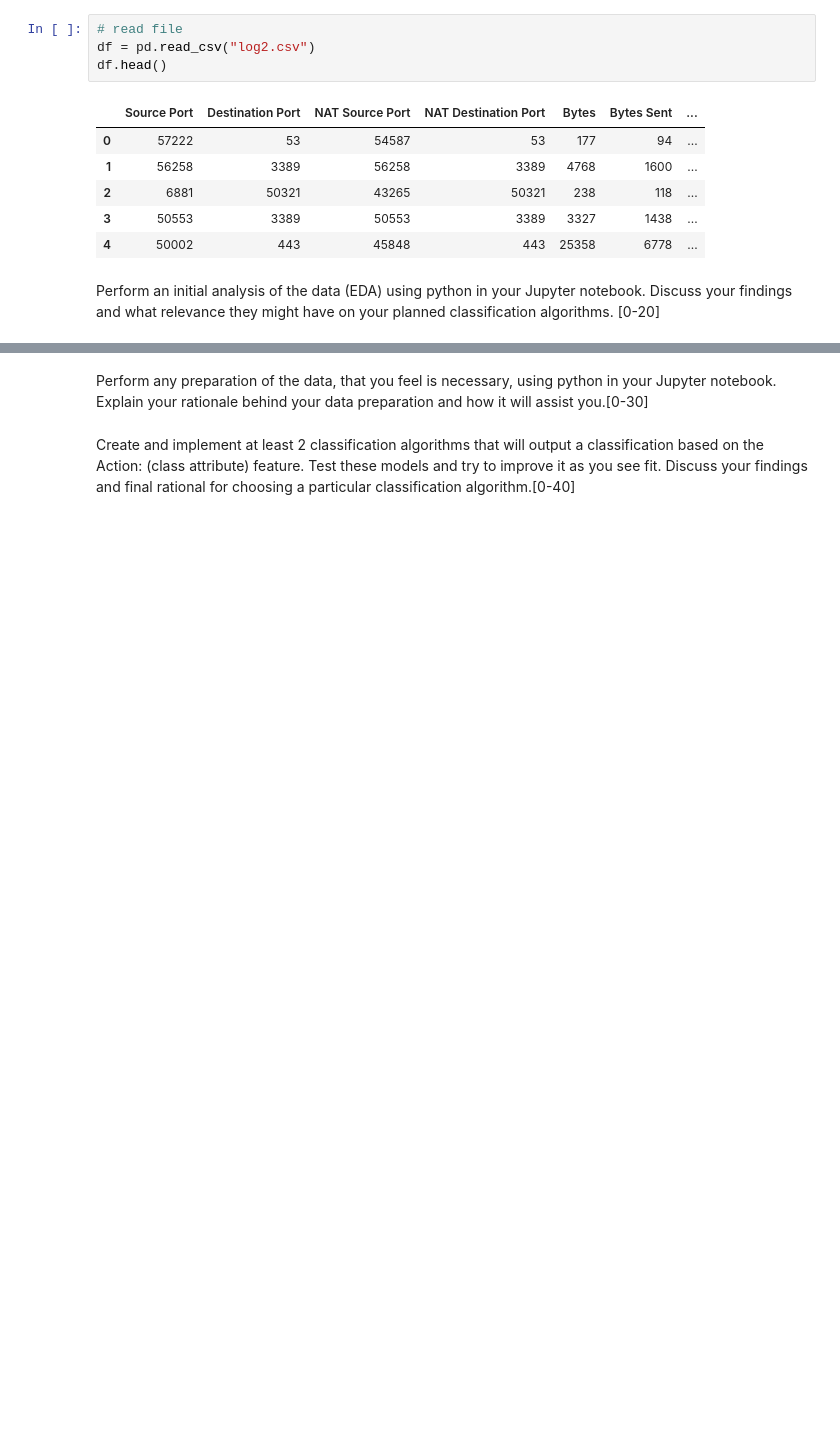
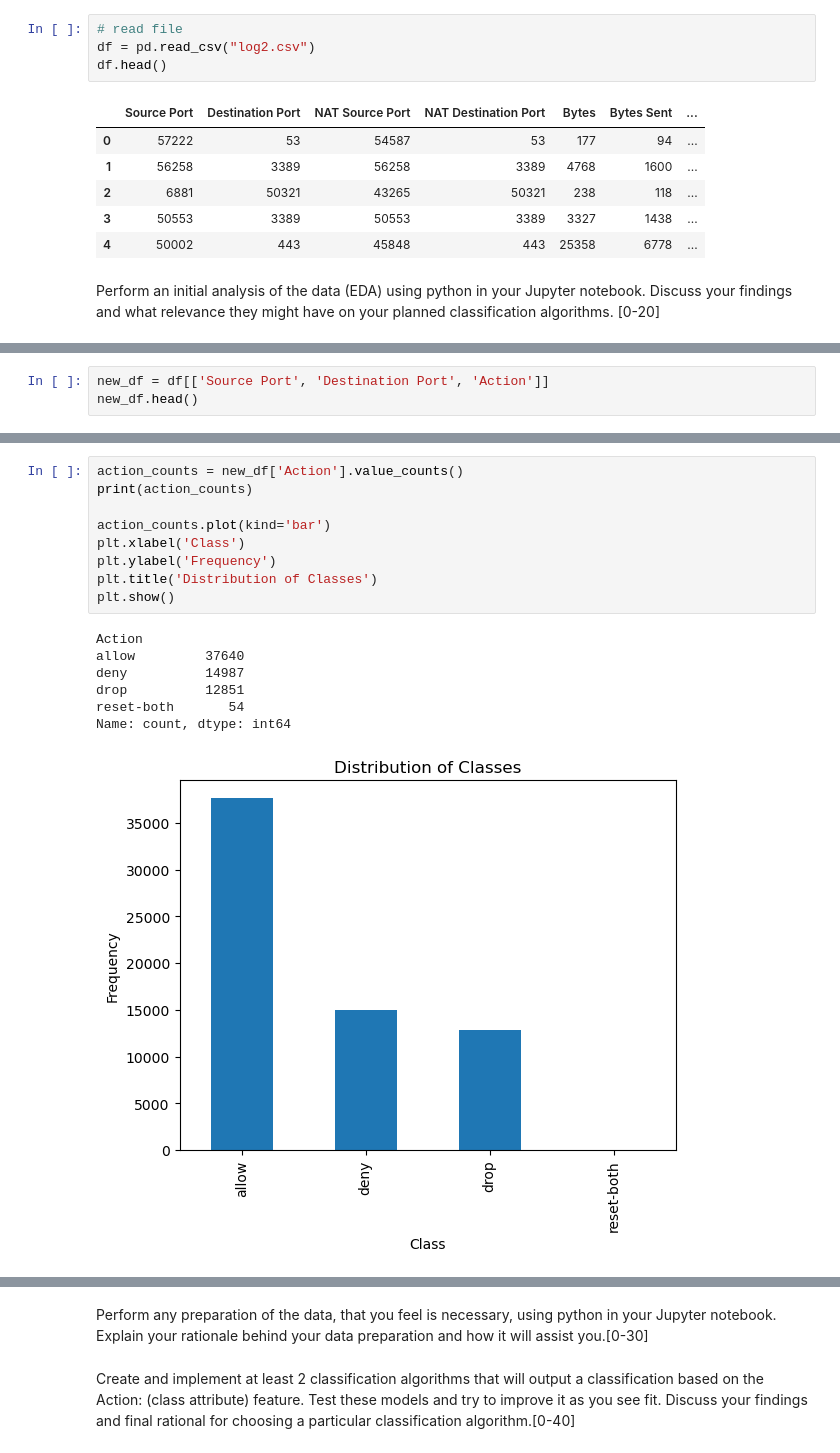
Before and after one commit to tamirisrd/ML_CA1, a Jupyter notebook: TamirisRodriguesDuarte_ML_CA1.ipynb, the cells around one changed output, grey strips where cells are left out. Drawn from its saved outputs; the diff is of its cells as text; blank space fills up the shorter version.

```diff
--- a/TamirisRodriguesDuarte_ML_CA1.ipynb
+++ b/TamirisRodriguesDuarte_ML_CA1.ipynb
@@ -72,0 +46,3 @@ memory usage: 6.0+ MB
+# %%
+new_df = df[['Source Port', 'Destination Port', 'Action']]
+new_df.head()
@@ -95 +99,18 @@ plt.show()
+# %%
+action_counts = new_df['Action'].value_counts()
+print(action_counts)
+
+action_counts.plot(kind='bar')
+plt.xlabel('Class')
+plt.ylabel('Frequency')
+plt.title('Distribution of Classes')
+plt.show()
+# %% [output]
+Action
+allow         37640
+deny          14987
+drop          12851
+reset-both       54
+Name: count, dtype: int64
+[figure, added]
 # %%
```
Also changed, not shown: parts of 16 cells of this notebook.
